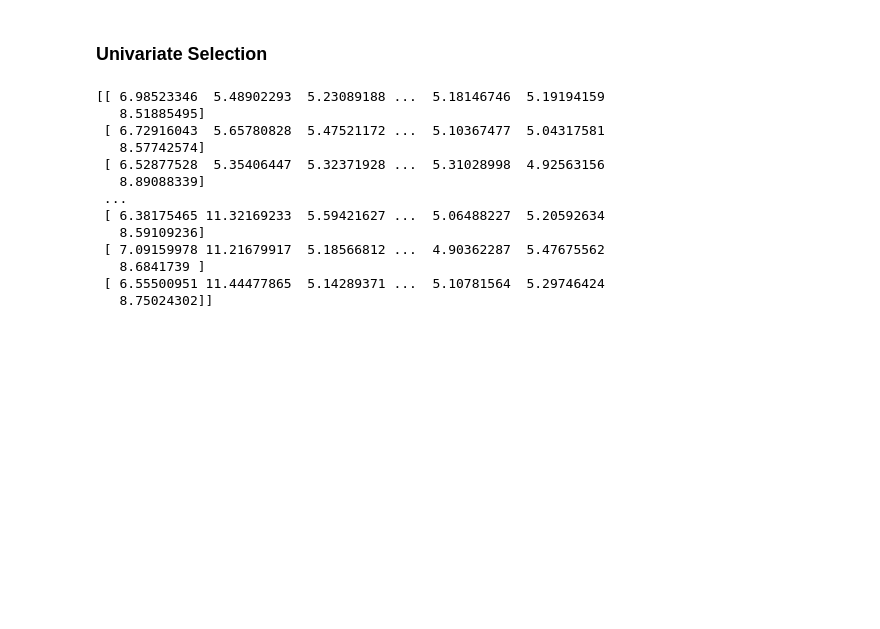
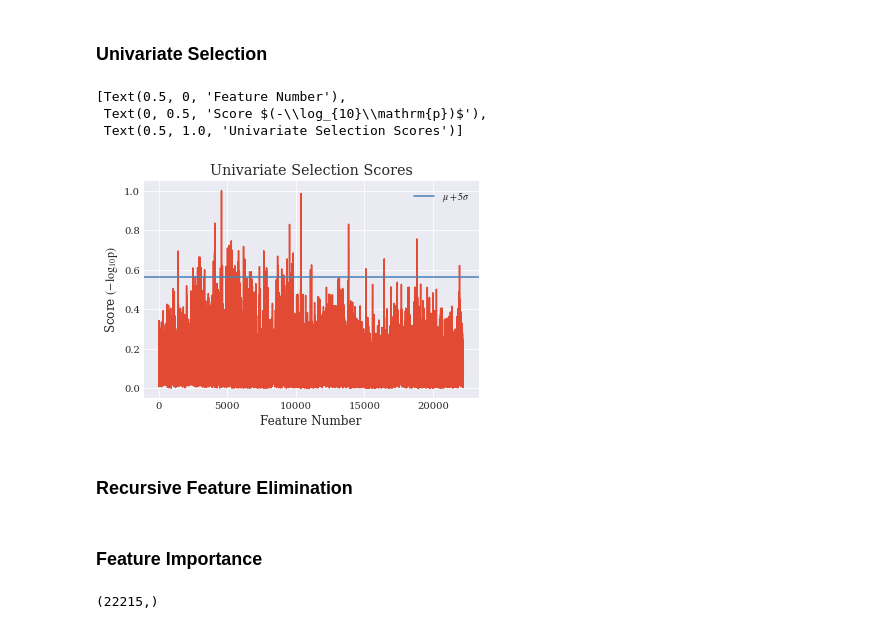
Before and after one commit to HarritonResearchLab/genomics, a Jupyter notebook: exploring/first_topics/gene_prediction/tissue_prediction/feature_selection.ipynb, the cells around one changed output. Saved outputs shown, nothing was run; the diff lists cells and outputs as text; code cells hidden in the pictures; blank space fills up the shorter version.

```diff
--- a/exploring/first_topics/gene_prediction/tissue_prediction/feature_selection.ipynb
+++ b/exploring/first_topics/gene_prediction/tissue_prediction/feature_selection.ipynb
@@ -16,6 +17,10 @@
 import numpy as np
 import pandas as pd
 import matplotlib.pyplot as plt
+
+plt.style.use('seaborn-darkgrid')
+plt.rcParams['font.family']='serif'
+plt.rcParams['mathtext.fontset']='stix'
 # %%
 feather_path = input('Enter path to local feather file: ')
 tissue_df = pd.read_csv('https://raw.githubusercontent.com/HarritonResearchLab/genomics/main/exploring/first_topics/gene_prediction/tissue_prediction/data/tissue_df.csv')
@@ -35,29 +38,2 @@ plt.rcParams['font.family']='serif'
 # %% [markdown]
 ### Univariate Selection
-# %%
-from sklearn.feature_selection import SelectKBest
-from sklearn.feature_selection import f_classif
-
-
-test = SelectKBest(score_func=f_classif, k=50)
-fit = test.fit(feather_df,tissues)
-
-#print(fit.scores_)
-
-features = fit.transform(feather_df)
-
-print(features)
-# %% [output]
-[[ 6.98523346  5.48902293  5.23089188 ...  5.18146746  5.19194159
-   8.51885495]
- [ 6.72916043  5.65780828  5.47521172 ...  5.10367477  5.04317581
-   8.57742574]
- [ 6.52877528  5.35406447  5.32371928 ...  5.31028998  4.92563156
-   8.89088339]
- ...
- [ 6.38175465 11.32169233  5.59421627 ...  5.06488227  5.20592634
-   8.59109236]
- [ 7.09159978 11.21679917  5.18566812 ...  4.90362287  5.47675562
-   8.6841739 ]
- [ 6.55500951 11.44477865  5.14289371 ...  5.10781564  5.29746424
-   8.75024302]]
@@ -63,0 +42,31 @@ print(features)
+# %%
+_, p_values = f_classif(X=feather_df, y=tissues)
+
+scores = -np.log10(p_values)
+
+scores /= np.max(scores)
+
+sigma_mult = 5
+cutoff_score = np.mean(scores)+sigma_mult*np.std(scores)
+
+cutoff_mask = np.where(scores>np.mean(scores)+5*np.std(scores))[0]
+# %%
+fig, ax = plt.subplots()
+
+x = np.arange(0, len(scores), 1)
+
+ax.plot(x, scores)
+
+ax.axhline(cutoff_score, color='steelblue', label=r'$\mu+5\sigma$')
+
+ax.legend()
+ax.set(xlabel='Feature Number',
+       ylabel='Score '+r'$(-\log_{10}\mathrm{p})$',
+       title='Univariate Selection Scores')
+# %% [output]
+[Text(0.5, 0, 'Feature Number'),
+ Text(0, 0.5, 'Score $(-\\log_{10}\\mathrm{p})$'),
+ Text(0.5, 1.0, 'Univariate Selection Scores')]
+[figure, added]
+# %% [markdown]
+### Recursive Feature Elimination
@@ -63,0 +76,2 @@ print(features)
+# %% [markdown]
+### Feature Importance
@@ -63,0 +80,8 @@ print(features)
+# %%
+model = ExtraTreesClassifier()
+model.fit(feather_df, tissues)
+etc_scores = model.feature_importances_
+
+etc_scores *= 1/np.max(etc_scores)
+# %% [output]
+(22215,)
```
Also changed, not shown: parts of 6 cells of this notebook.
